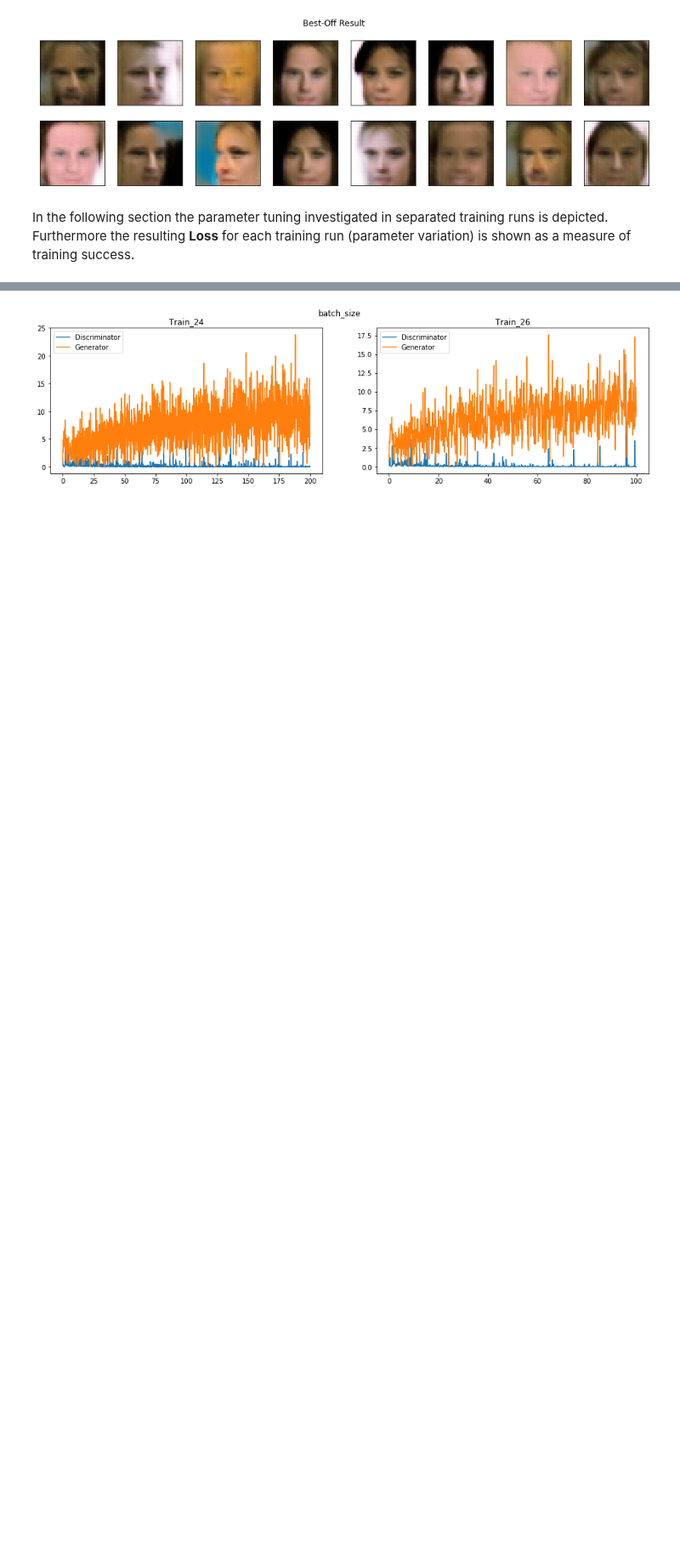
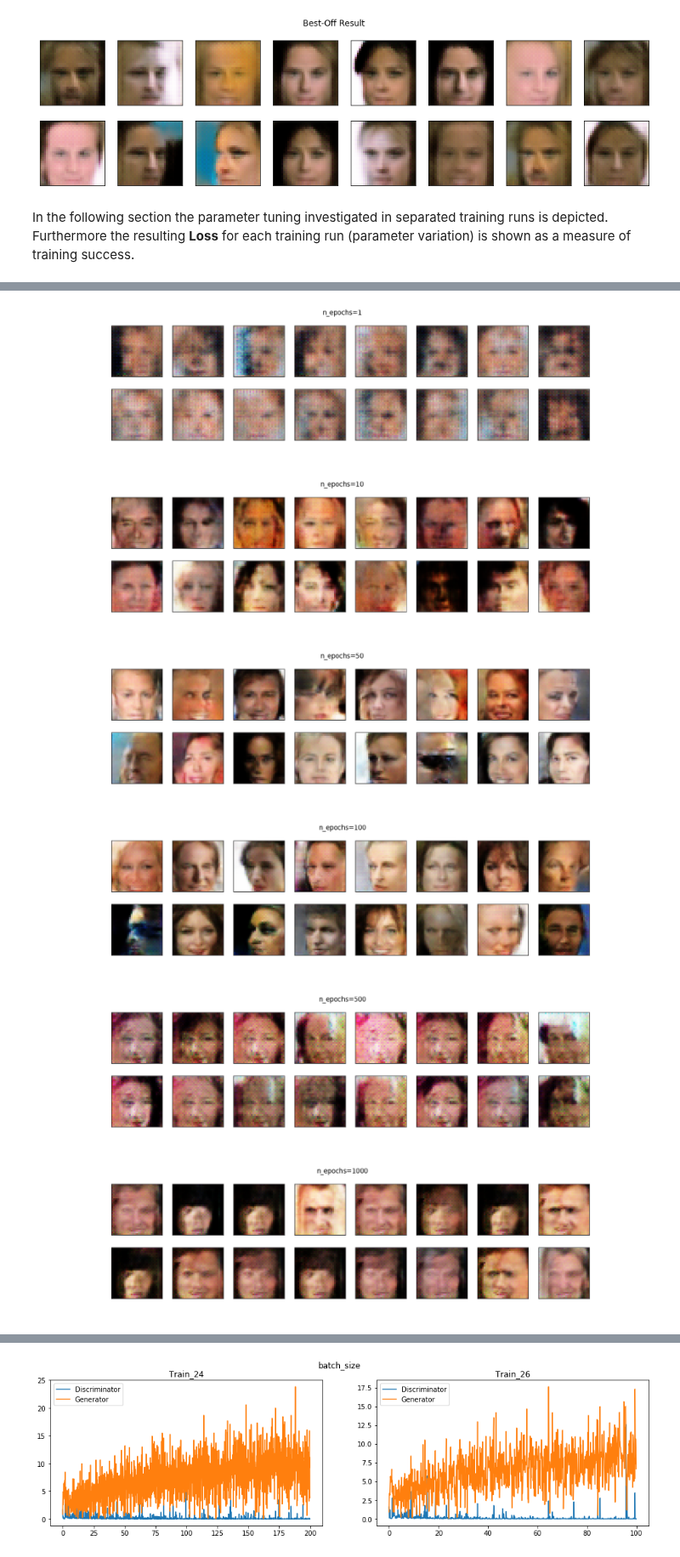
Before and after one commit to ddhartma/Face-Generation-with-DCGANs, a Jupyter notebook: parameter_beta1.ipynb, the cells around one changed output, grey strips where cells are left out. Shown at 85% size. Saved outputs shown, nothing was run; the diff lists cells and outputs as text; code cells hidden in the pictures; blank space fills up the shorter version.

```diff
--- a/parameter_beta1.ipynb
+++ b/parameter_beta1.ipynb
@@ -67,0 +91,45 @@ In the following section the parameter tuning investigated in separated training
+# %%
+# n_epochs = 1, 10, 50, 100, 500, 1000
+parameter_list_name = ['n_epochs=1','n_epochs=10', 'n_epochs=50', 'n_epochs=100', 'n_epochs=500', 'n_epochs=1000']
+train_num_list = [1, 2, 3, 4, 5, 6]
+param_list = ['num_epochs', 'num_epochs', 'num_epochs', 'num_epochs', 'num_epochs', 'num_epochs']
+for param, param_value_name, train_num in zip(param_list, parameter_list_name, train_num_list):
+    """
+    # plot pkl file
+    with open('training_results_pkl/train_' + str(train_num) + '_' + param + '_samples.pkl', 'rb') as f:
+        samples = pkl.load(f)
+    _ = view_samples_2(-1, samples, train_num, param_value_name)
+    """
+    # plot png file
+    plt.figure(figsize=(40,20))
+    img = plt.imread('image_sets/train_' + str(train_num) + '.png')
+    plt.axis('off')
+    #plt.title(param_value)
+    plt.imshow(img)
+
+
+# n_epochs = 1, 10, 50, 100, 200, 300, 400, 500
+parameter_list_name = [6* 'Train32 best off']
+train_num_list = [6* best_off]
+param_list = ['num_epochs', 'num_epochs', 'num_epochs', 'num_epochs', 'num_epochs', 'num_epochs', 'num_epochs', 'num_epochs']
+epoch_list = [1, 10, 50, 100 , 200, 300, 400, 500]
+for epoch, param, param_value_name, train_num in zip(epoch_list, param_list, parameter_list_name, train_num_list):
+    """
+    # plot pkl file
+    with open('training_results_pkl/train_' + str(train_num) + '_' + param + '_' + str(epoch) + '_samples.pkl', 'rb') as f:
+        samples = pkl.load(f)
+    _ = view_samples_2(-1, samples, train_num, param_value_name)
+    """
+    # plot png file
+    plt.figure(figsize=(40,20))
+    img = plt.imread('image_sets/train_' + str(train_num) + '_' + str(param_value_name) + '.png')
+    plt.axis('off')
+    #plt.title(param_value)
+    plt.imshow(img)
+# %% [output]
+[figure, added]
+[figure, added]
+[figure, added]
+[figure, added]
+[figure, added]
+[figure, added]
```
Also changed, not shown: parts of 36 cells of this notebook, 34 other files.
